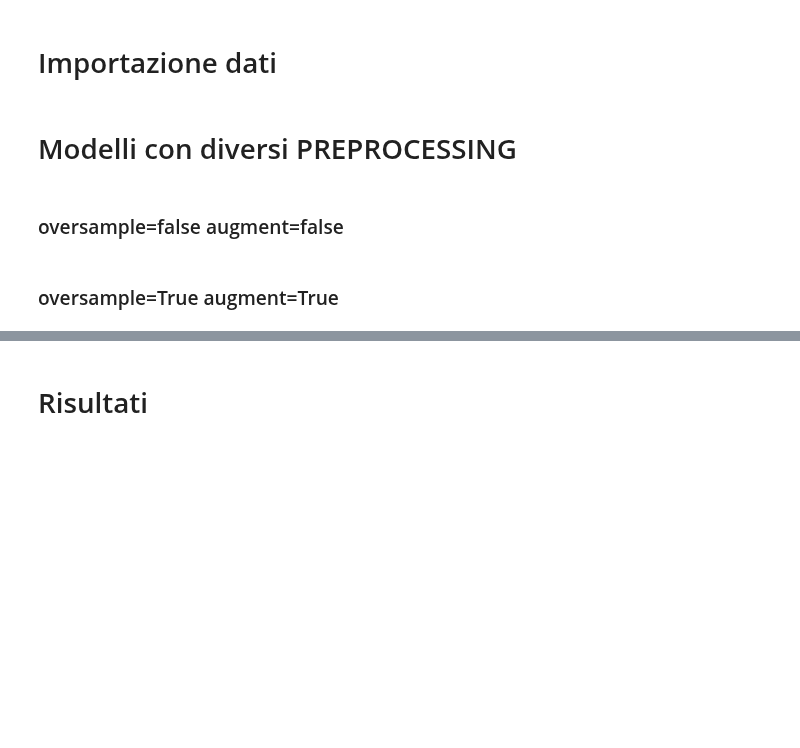
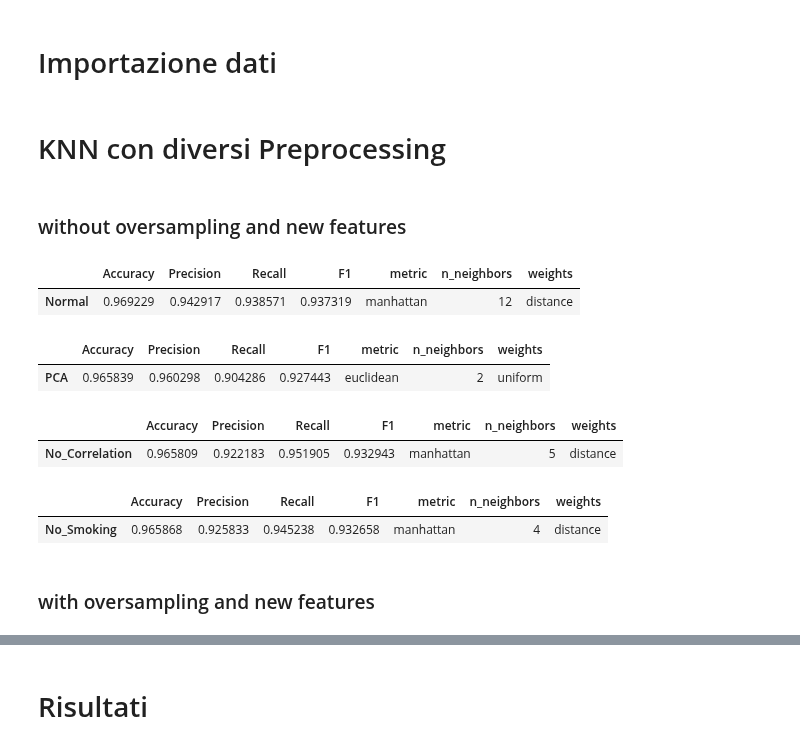
Before and after one commit to MaddalenaGhiotti/BusinessIntelligenceProject, a Jupyter notebook: Martina/KNN.ipynb, the cells around one changed output, grey strips where cells are left out. Saved outputs shown, nothing was run; the diff lists cells and outputs as text; code cells hidden in the pictures; blank space fills up the shorter version.

```diff
--- a/Martina/KNN.ipynb
+++ b/Martina/KNN.ipynb
@@ -112,33 +117,37 @@ def evaluate_knn(knn_model, X_test, y_test, label='test'):
 train_data= pd.read_csv('../Data/diabetes_train.csv')
 test_data= pd.read_csv('../Data/diabetes_test.csv')
 # %% [markdown]
-# Modelli con diversi PREPROCESSING
+# KNN con diversi Preprocessing
 # %% [markdown]
-### oversample=false augment=false
+### without oversampling and new features
 # %%
 #Normal
 X_train_norm, X_test_norm, y_train_norm, y_test_norm = preprocessing_diabetes_v3(train_data, test_data, augment=False, oversample=False, delete_smoking=False)
-knn_best_norm, best_params_norm, performance_train_df_norm = knn_grid_search(X_train_norm, y_train_norm, max_neighbors=30, num_partizioni=10)
-parameters_norm = pd.DataFrame([best_params_norm], index=["PARAMETERS BEST KNN"])
-metrics_df_norm, conf_mat_norm = evaluate_knn(knn_best_norm, X_test_norm, y_test_norm, label='Performaramce Test')
+knn_best_norm, performance_train_df_norm = knn_grid_search(X_train_norm, y_train_norm, max_neighbors=15, num_partizioni=10, modelName='Normal')
 
 # PCA
 X_train_PCA, X_test_PCA, y_train_PCA, y_test_PCA = preprocessing_diabetes_v3(train_data, test_data, option='PCA', augment=False, oversample=False, delete_smoking=False)
-knn_best_PCA, best_params_PCA, performance_train_df_PCA = knn_grid_search(X_train_PCA, y_train_PCA, max_neighbors=30, num_partizioni=10)
-parameters_PCA = pd.DataFrame([best_params_PCA], index=["PARAMETERS BEST KNN"])
-metrics_df_PCA, conf_mat_PCA = evaluate_knn(knn_best_PCA, X_test_PCA, y_test_PCA, label='Performance Test')
+knn_best_PCA, performance_train_df_PCA = knn_grid_search(X_train_PCA, y_train_PCA, max_neighbors=15, num_partizioni=10, modelName='PCA')
 
 #No Correlation
 X_train_noCorr, X_test_noCorr, y_train_noCorr, y_test_noCorr = preprocessing_diabetes_v3(train_data, test_data, option='Delete', augment=False, oversample=False, delete_smoking=False)
-knn_best_noCorr, best_params_noCorr, performance_train_df_noCorr = knn_grid_search(X_train_noCorr, y_train_noCorr, max_neighbors=30, num_partizioni=10)
-parameters_noCorr = pd.DataFrame([best_params_noCorr], index=["PARAMETERS BEST KNN"])
-metrics_df_noCorr, conf_mat_noCorr = evaluate_knn(knn_best_noCorr, X_test_noCorr, y_test_noCorr, label='Performance Test')
+knn_best_noCorr, performance_train_df_noCorr = knn_grid_search(X_train_noCorr, y_train_noCorr, max_neighbors=15, num_partizioni=10 , modelName='No_Correlation')
+
 
 #No Smoking
 X_train_NoSmok, X_test_NoSmok, y_train_NoSmok, y_test_NoSmok = preprocessing_diabetes_v3(train_data, test_data, augment=False, oversample=False, delete_smoking=True)
-knn_best_NoSmok, best_params_NoSmok, performance_train_df_NoSmok = knn_grid_search(X_train_NoSmok, y_train_NoSmok, max_neighbors=30, num_partizioni=10)
-parameters_NoSmok = pd.DataFrame([best_params_NoSmok], index=["PARAMETERS BEST KNN"])
-metrics_df_NoSmok, conf_mat_NoSmok = evaluate_knn(knn_best_NoSmok, X_test_NoSmok, y_test_NoSmok, label='Performance Test')
+knn_best_NoSmok, performance_train_df_NoSmok = knn_grid_search(X_train_NoSmok, y_train_NoSmok, max_neighbors=15, num_partizioni=10, modelName='No_Smoking')
+
+Performance_all = pd.concat([performance_train_df_norm, performance_train_df_PCA, performance_train_df_noCorr, performance_train_df_NoSmok], axis=0)
+# %% [output]
+|  | Accuracy | Precision | Recall | F1 | metric | n_neighbors | weights |
+| Normal | 0.969229 | 0.942917 | 0.938571 | 0.937319 | manhattan | 12 | distance |
+|  | Accuracy | Precision | Recall | F1 | metric | n_neighbors | weights |
+| PCA | 0.965839 | 0.960298 | 0.904286 | 0.927443 | euclidean | 2 | uniform |
+|  | Accuracy | Precision | Recall | F1 | metric | n_neighbors | weights |
+| No_Correlation | 0.965809 | 0.922183 | 0.951905 | 0.932943 | manhattan | 5 | distance |
+|  | Accuracy | Precision | Recall | F1 | metric | n_neighbors | weights |
+| No_Smoking | 0.965868 | 0.925833 | 0.945238 | 0.932658 | manhattan | 4 | distance |
 # %% [markdown]
-### oversample=True augment=True
+### with oversampling and new features
 # %%
```
Also changed, not shown: parts of 9 cells of this notebook, 1 other file.
